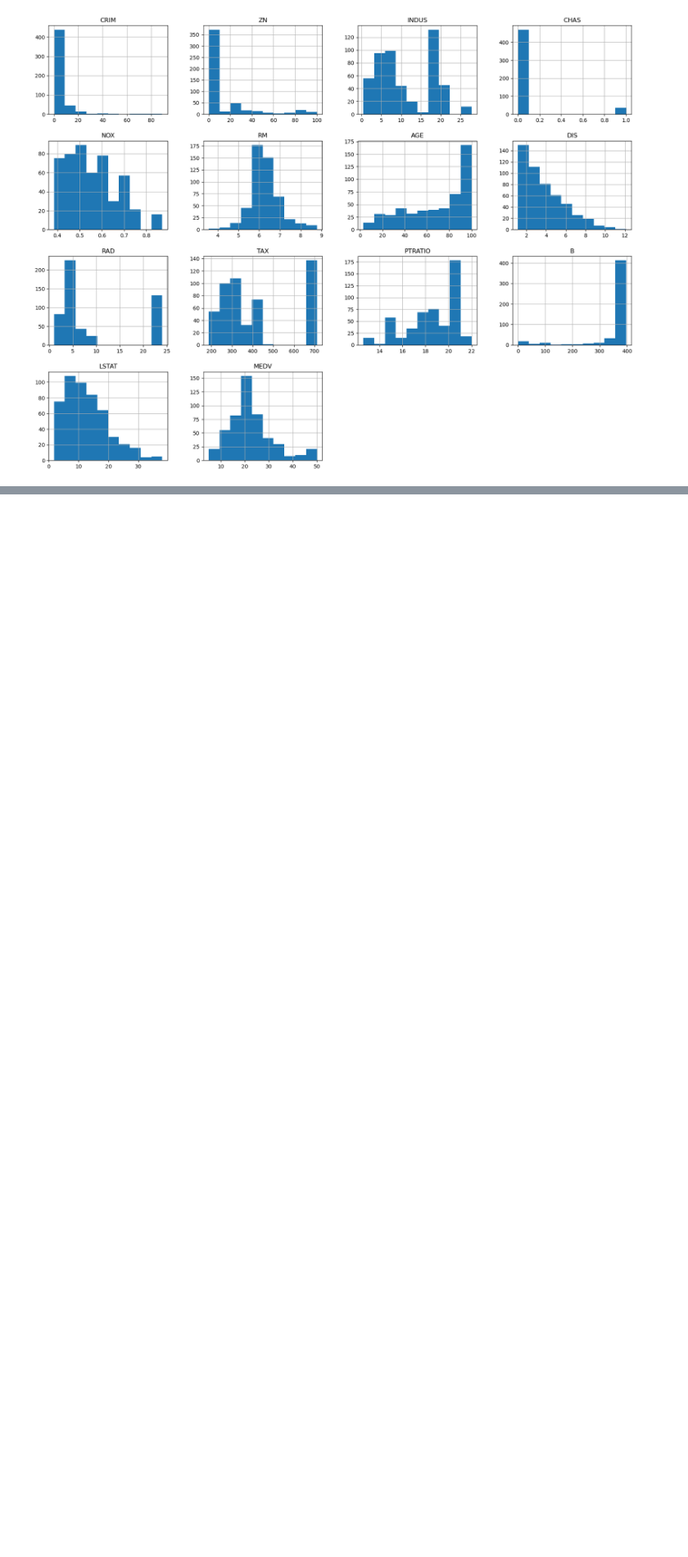
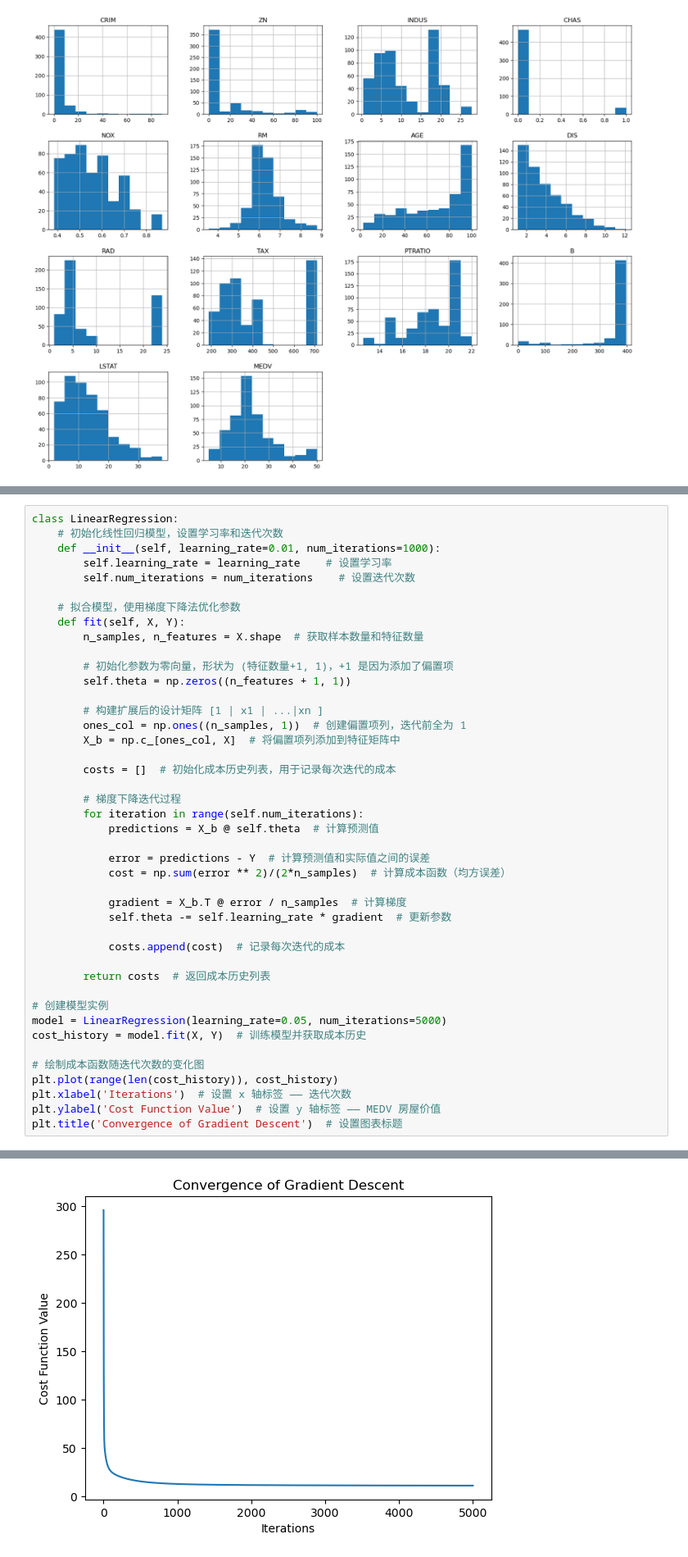
Before and after one commit to six-pieces/testworks, a Jupyter notebook: 小组/week1/Analyse Boston House Price/波士顿房价数据分析.ipynb, the cells around one changed output, grey strips where cells are left out. Shown: that part at 82% size. Drawn from its saved outputs; the diff is of its cells as text; blank space fills up the shorter version.

```diff
--- a/小组/week1/Analyse Boston House Price/波士顿房价数据分析.ipynb
+++ b/小组/week1/Analyse Boston House Price/波士顿房价数据分析.ipynb
@@ -101,0 +206,44 @@ plt.tight_layout()    # 自适应，让图片更好看
+# %%
+class LinearRegression:
+    # 初始化线性回归模型，设置学习率和迭代次数
+    def __init__(self, learning_rate=0.01, num_iterations=1000):
+        self.learning_rate = learning_rate    # 设置学习率
+        self.num_iterations = num_iterations    # 设置迭代次数
+
+    # 拟合模型，使用梯度下降法优化参数
+    def fit(self, X, Y):
+        n_samples, n_features = X.shape  # 获取样本数量和特征数量
+
+        # 初始化参数为零向量，形状为 (特征数量+1, 1)，+1 是因为添加了偏置项
+        self.theta = np.zeros((n_features + 1, 1))
+
+        # 构建扩展后的设计矩阵 [1 | x1 | ...|xn ]
+        ones_col = np.ones((n_samples, 1))  # 创建偏置项列，迭代前全为 1
+        X_b = np.c_[ones_col, X]  # 将偏置项列添加到特征矩阵中
+
+        costs = []  # 初始化成本历史列表，用于记录每次迭代的成本
+
+        # 梯度下降迭代过程
+        for iteration in range(self.num_iterations):
+            predictions = X_b @ self.theta  # 计算预测值
+
+            error = predictions - Y  # 计算预测值和实际值之间的误差
+            cost = np.sum(error ** 2)/(2*n_samples)  # 计算成本函数（均方误差）
+
+            gradient = X_b.T @ error / n_samples  # 计算梯度
+            self.theta -= self.learning_rate * gradient  # 更新参数
+
+            costs.append(cost)  # 记录每次迭代的成本
+
+        return costs  # 返回成本历史列表
+
+# 创建模型实例
+model = LinearRegression(learning_rate=0.05, num_iterations=5000)
+cost_history = model.fit(X, Y)  # 训练模型并获取成本历史
+
+# 绘制成本函数随迭代次数的变化图
+plt.plot(range(len(cost_history)), cost_history)
+plt.xlabel('Iterations')  # 设置 x 轴标签 —— 迭代次数
+plt.ylabel('Cost Function Value')  # 设置 y 轴标签 —— MEDV 房屋价值
+plt.title('Convergence of Gradient Descent')  # 设置图表标题
+# %% [output]
@@ -101,0 +251 @@ plt.tight_layout()    # 自适应，让图片更好看
+[figure, added]
```
Also changed, not shown: parts of 9 cells of this notebook.
